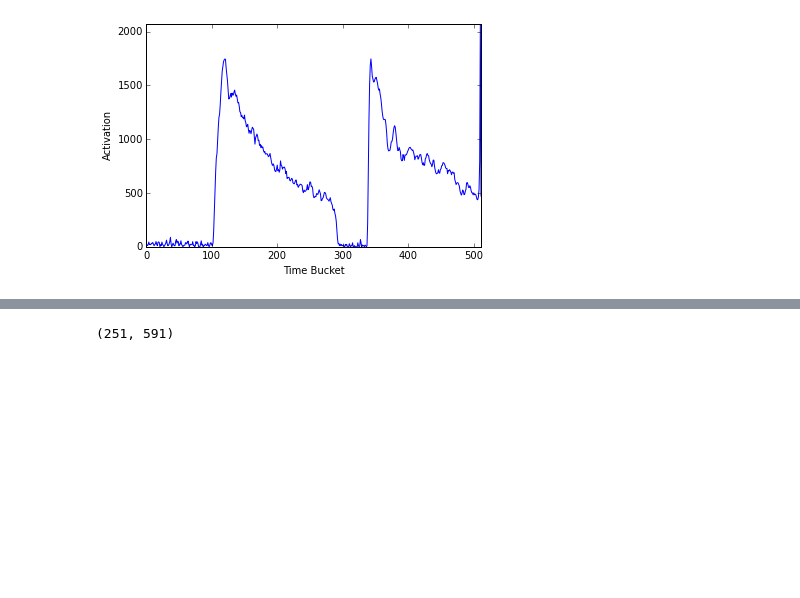
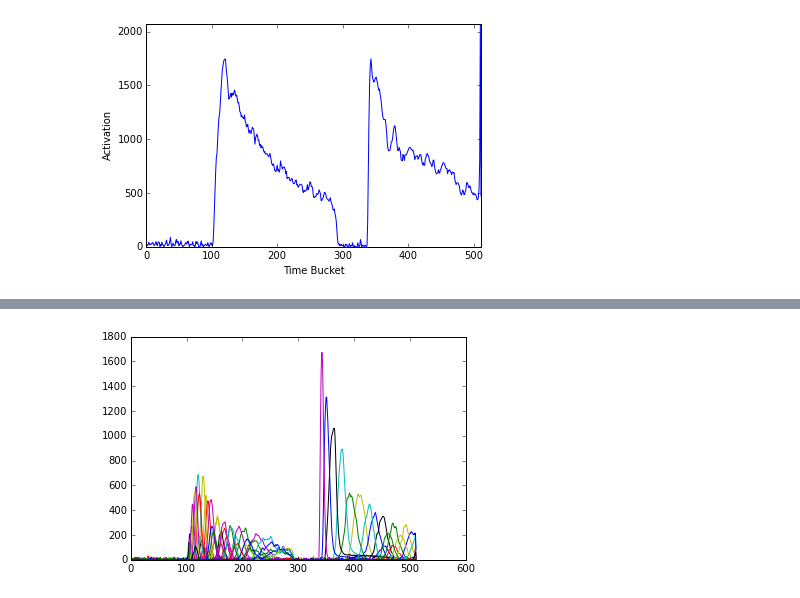
Before and after one commit to chchen123/pytpc, a Jupyter notebook: Testing.ipynb, the cells around one changed output, grey strips where cells are left out. Saved outputs shown, nothing was run; the diff lists cells and outputs as text; code cells hidden in the pictures; blank space fills up the shorter version.

```diff
--- a/Testing.ipynb
+++ b/Testing.ipynb
@@ -78,4 +44,7 @@ i = int.from_bytes(b,'little')
-# %%
-up(i)
-# %% [output]
-(251, 591)
+# %%
+lines = evt.traces.reshape((10880, 512))
+fig, ax = plt.subplots()
+for l in lines:
+    ax.plot(l)
+# %% [output]
+[figure, added]
```
Also changed, not shown: parts of 12 cells of this notebook, 3 other files.
